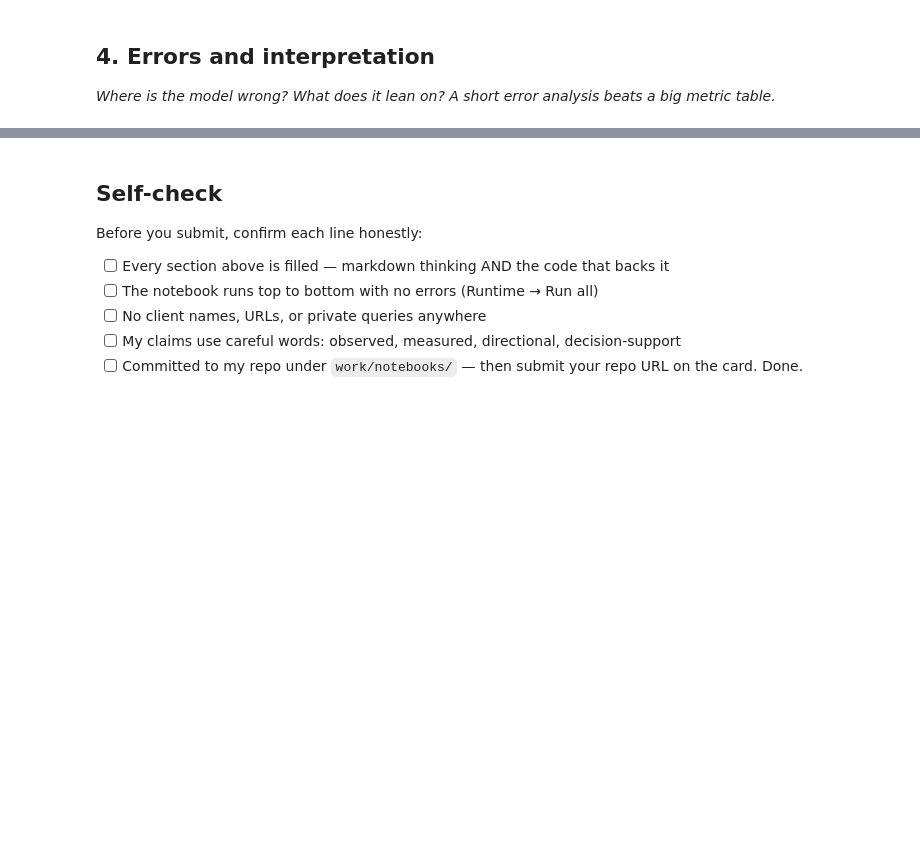
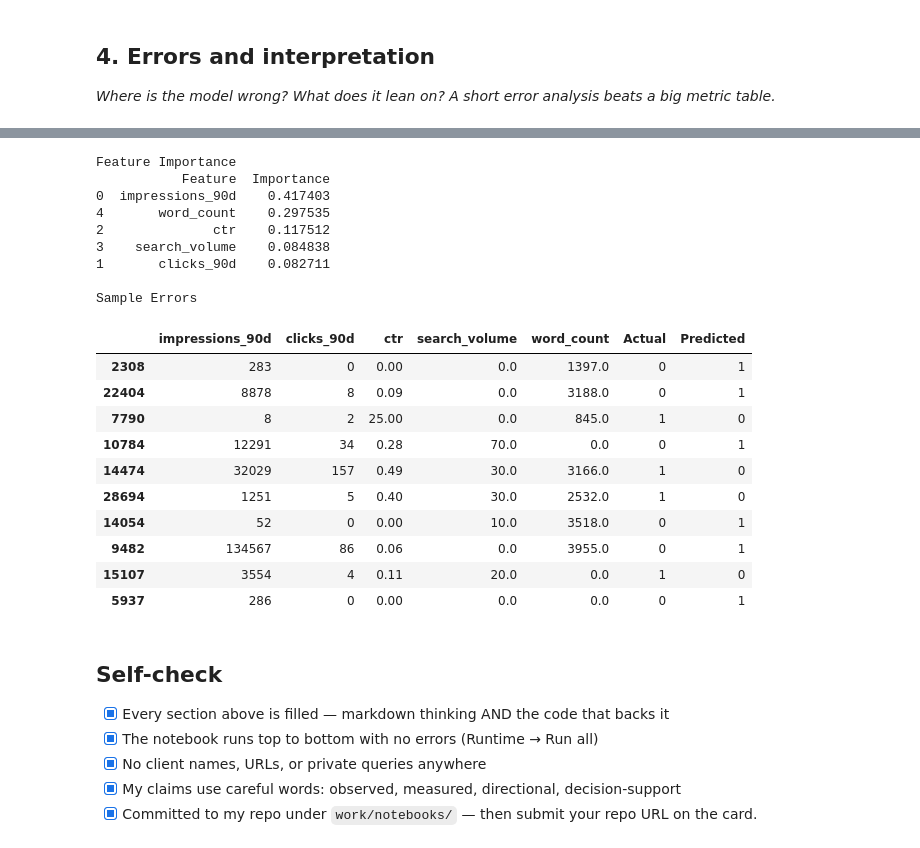
Before and after one commit to Dilip-chendra/FlyRank-Week1, a Jupyter notebook: work/notebooks/w05_model.ipynb, the cells around one changed output, grey strips where cells are left out. Cells and saved outputs as stored; diff of their text form; code cells hidden in the pictures; blank space fills up the shorter version.

```diff
--- a/work/notebooks/w05_model.ipynb
+++ b/work/notebooks/w05_model.ipynb
@@ -37,10 +151,53 @@ This skeleton is yours to fill. Work the sections **in order** — each one has
+# %%
+importance = pd.DataFrame({
+    "Feature": features,
+    "Importance": model.feature_importances_
+})
+
+importance = importance.sort_values(
+    "Importance",
+    ascending=False
+)
+
+print("Feature Importance")
+print(importance)
+
+comparison = X_test.copy()
+comparison["Actual"] = y_test.values
+comparison["Predicted"] = pred
+
+errors = comparison[
+    comparison["Actual"] != comparison["Predicted"]
+]
+
+print("\nSample Errors")
+errors.head(10)
+# %% [output]
+Feature Importance
+           Feature  Importance
+0  impressions_90d    0.417403
+4       word_count    0.297535
+2              ctr    0.117512
+3    search_volume    0.084838
+1       clicks_90d    0.082711
+
+Sample Errors
+|  | impressions_90d | clicks_90d | ctr | search_volume | word_count | Actual | Predicted |
+| 2308 | 283 | 0 | 0.00 | 0.0 | 1397.0 | 0 | 1 |
+| 22404 | 8878 | 8 | 0.09 | 0.0 | 3188.0 | 0 | 1 |
+| 7790 | 8 | 2 | 25.00 | 0.0 | 845.0 | 1 | 0 |
+| 10784 | 12291 | 34 | 0.28 | 70.0 | 0.0 | 0 | 1 |
+| 14474 | 32029 | 157 | 0.49 | 30.0 | 3166.0 | 1 | 0 |
+| 28694 | 1251 | 5 | 0.40 | 30.0 | 2532.0 | 1 | 0 |
+| 14054 | 52 | 0 | 0.00 | 10.0 | 3518.0 | 0 | 1 |
+| 9482 | 134567 | 86 | 0.06 | 0.0 | 3955.0 | 0 | 1 |
+| 15107 | 3554 | 4 | 0.11 | 20.0 | 0.0 | 1 | 0 |
+| 5937 | 286 | 0 | 0.00 | 0.0 | 0.0 | 0 | 1 |
 # %% [markdown]
 ## Self-check
 
-Before you submit, confirm each line honestly:
-
-- [ ] Every section above is filled — markdown thinking AND the code that backs it
-- [ ] The notebook runs top to bottom with no errors (Runtime → Run all)
-- [ ] No client names, URLs, or private queries anywhere
-- [ ] My claims use careful words: observed, measured, directional, decision-support
-- [ ] Committed to my repo under `work/notebooks/` — then submit your repo URL on the card. Done.
+- [x] Every section above is filled — markdown thinking AND the code that backs it
+- [x] The notebook runs top to bottom with no errors (Runtime → Run all)
+- [x] No client names, URLs, or private queries anywhere
+- [x] My claims use careful words: observed, measured, directional, decision-support
+- [x] Committed to my repo under `work/notebooks/` — then submit your repo URL on the card.
```
Also changed, not shown: parts of 11 cells of this notebook.
